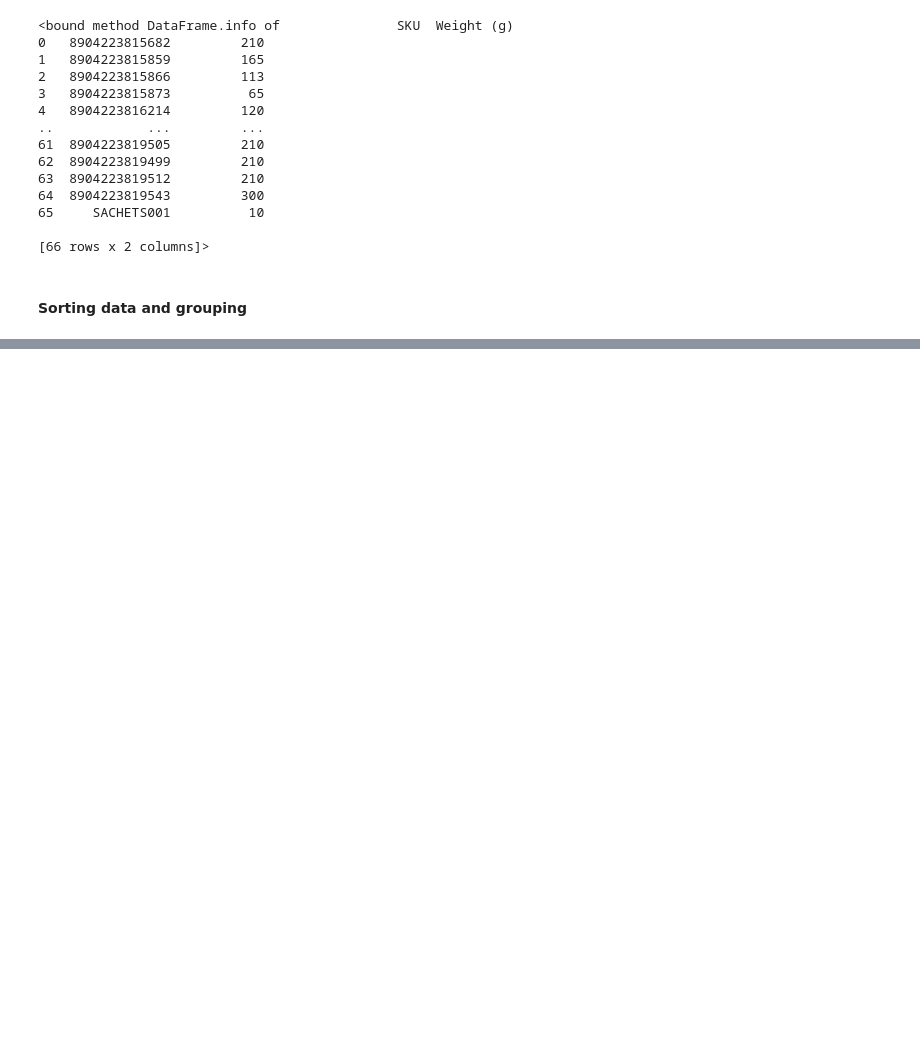
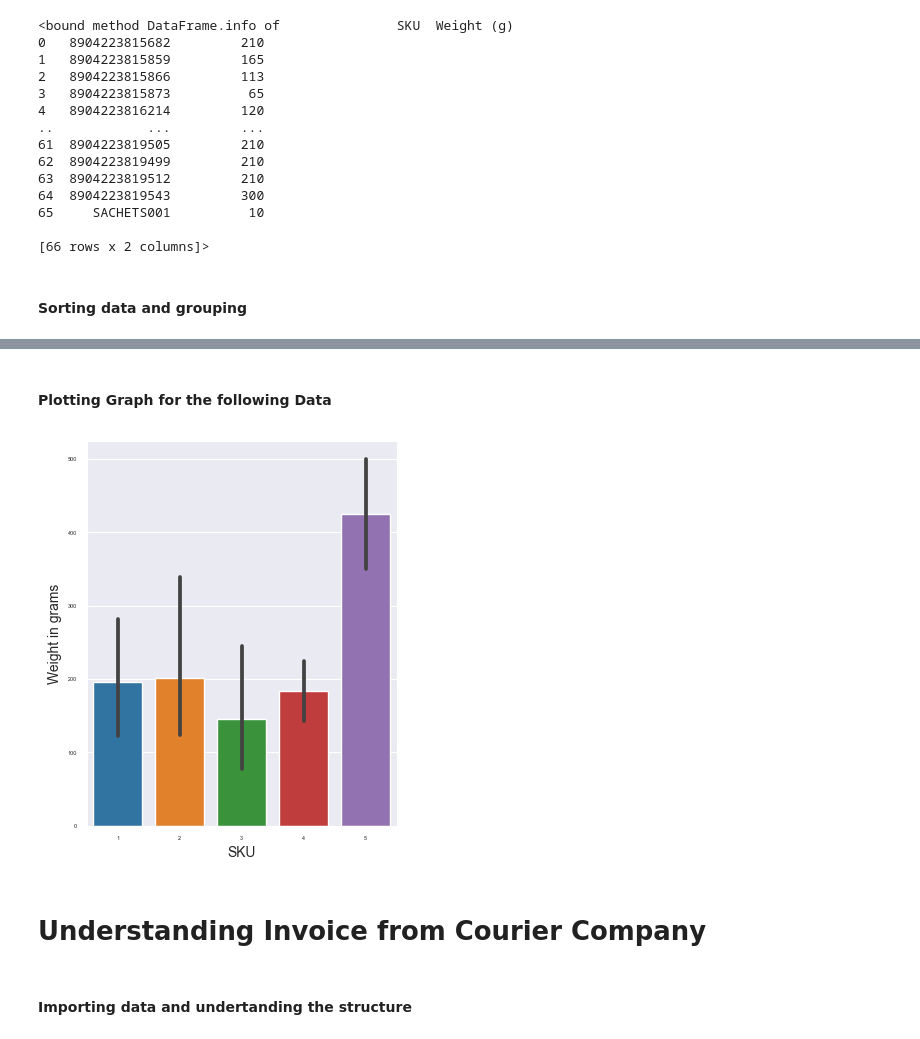
Before and after one commit to shubhangamjha/Task-1-Training-Basket, a Jupyter notebook: Task1.ipynb, the cells around one changed output, grey strips where cells are left out. Saved outputs shown, nothing was run; the diff lists cells and outputs as text; code cells hidden in the pictures; blank space fills up the shorter version.

Commit message:
Invoice Dataset

```diff
--- a/Task1.ipynb
+++ b/Task1.ipynb
@@ -207,3 +207,5 @@ e.info
 [66 rows x 2 columns]>
 # %% [markdown]
 #### Sorting data and grouping
+# %%
+f = e.groupby('Weight (g)').count().sort_values('SKU', ascending=False).reset_index()
@@ -209,0 +232,15 @@ e.info
+# %% [markdown]
+#### Plotting Graph for the following Data
+# %%
+plt.gcf()
+sns.barplot(data=f, x= 'SKU', y= 'Weight (g)')
+plt.xlabel('SKU', fontsize = 10)
+plt.ylabel('Weight in grams', fontsize=10)
+plt.rcParams['figure.figsize'] = (4,5)
+plt.show()
+# %% [output]
+[figure, added]
+# %% [markdown]
+# Understanding Invoice from Courier Company
+# %% [markdown]
+#### Importing data and undertanding the structure
```
Also changed, not shown: parts of 13 cells of this notebook, 1 other file.
